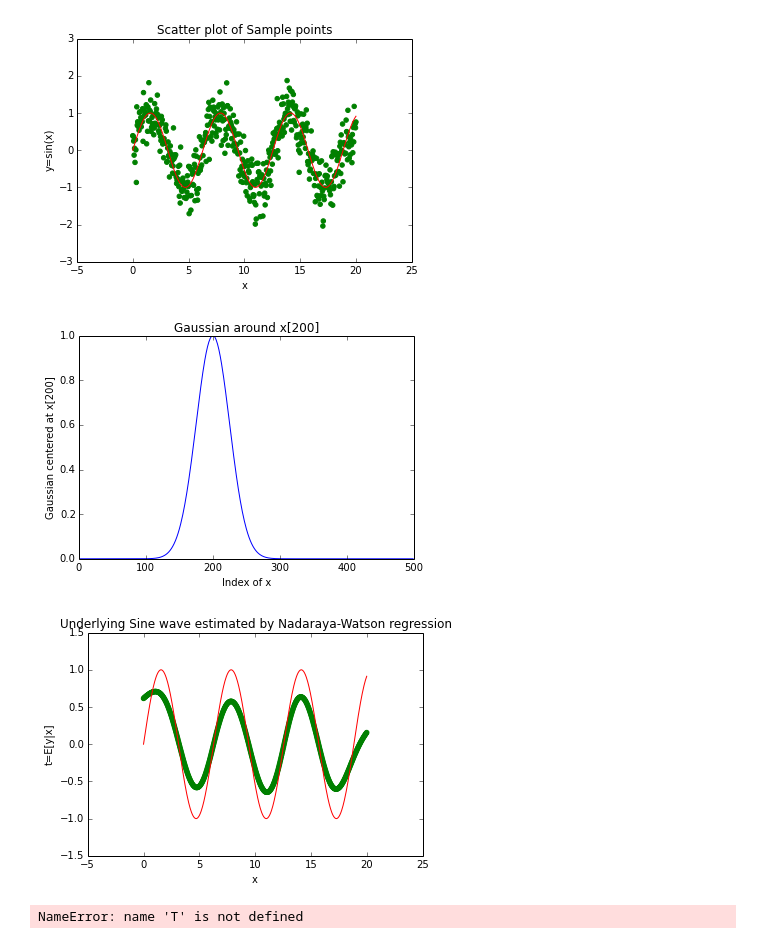
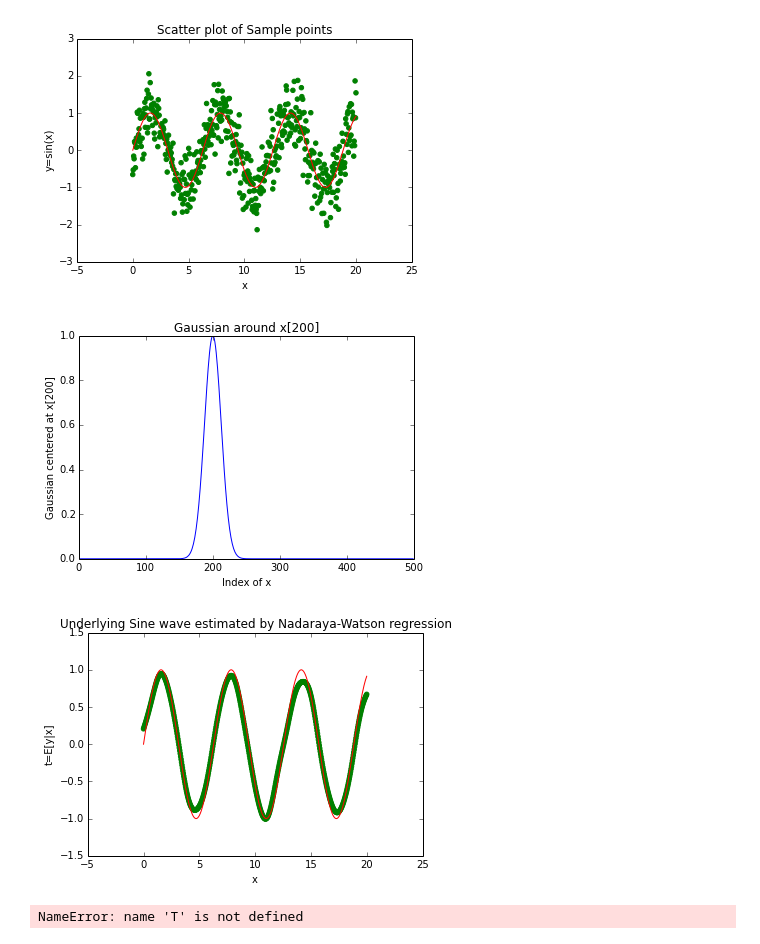
Before and after one commit to aanchan/examples, a Jupyter notebook: Kernel Regression Theano.ipynb, the cells around one changed output. Cells and saved outputs as stored; diff of their text form; code cells hidden in the pictures.

```diff
--- a/Kernel Regression Theano.ipynb
+++ b/Kernel Regression Theano.ipynb
@@ -7,13 +7,13 @@ import random
 import matplotlib.mlab as mlab
 import theano.tensor as T
 x_np=np.linspace(0,20,500)
-y_np=np.sin(x_np)+np.random.normal(0,0.4,500)
+y_np=np.sin(x_np)+np.random.normal(0,0.5,500)
 
 # Declare Theano symbolic variables
 x_th = theano.shared(x_np,name="x_th")
 y_th = theano.shared(y_np,name="y_th")
 s_th = T.vector("s_th")
-sigma=theano.shared(1.,name="sigma")
+sigma=theano.shared(0.5,name="sigma")
 x0=T.scalar('x0')
 #Theano symbolic expression
 gaussian=T.exp(-(x_th-x0)**2/(2*sigma**2)) #to generate a Gaussian
@@ -30,36 +30,36 @@ idx=0
 #loop over each point x, fit a gaussian to all the Y's around that x, and do regression
 for xtemp in x_np.tolist():
     s_np=generate_Gaussian(xtemp)
     t_np[idx]=nadWatson(s_np)
     idx=idx+1
 
 
 #generate plots
 plt.scatter(x_np, y_np,color='g')
 plt.plot(x_np,np.sin(x_np),color='r')
 plt.xlabel('x')
 plt.ylabel('y=sin(x)')
 plt.title('Scatter plot of Sample points')
 plt.show()
 
 
 plt.plot(generate_Gaussian(x_np[200]))
 plt.ylabel('Gaussian centered at x[200]')
 plt.xlabel('Index of x')
 plt.title('Gaussian around x[200] ')
 plt.show()
 
 
 plt.scatter(x_np,t_np,color='g')
 plt.plot(x_np,np.sin(x_np),color='r')
 plt.xlabel('x')
 plt.ylabel('t=E[y|x]')
 plt.title('Underlying Sine wave estimated by Nadaraya-Watson regression')
 plt.show()
 # %% [output]
-[figure, old version]
+[figure, new version]
-[figure, old version]
+[figure, new version]
-[figure, old version]
+[figure, new version]
 # %%
 p_1 = 1 / (1 + T.exp(-T.dot(x, w) - b))
 # %% [output]
```
